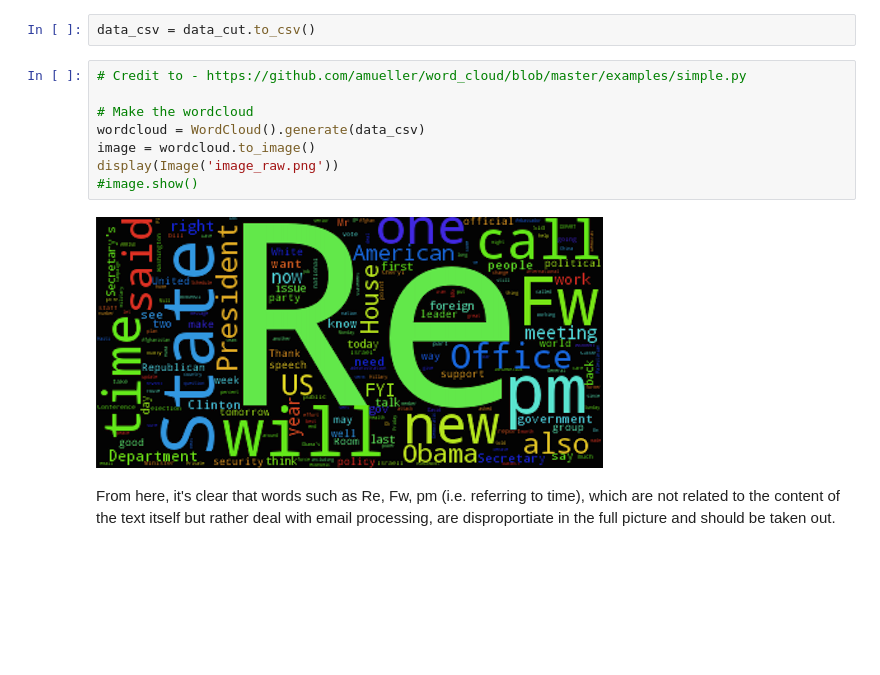
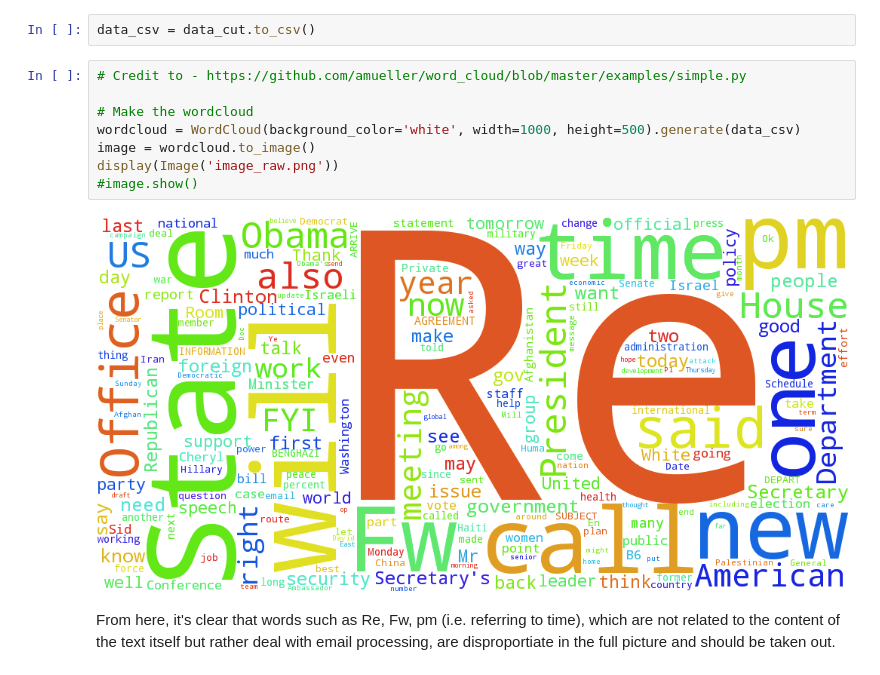
Before and after one commit to Merinorus/adaisawesome, a Jupyter notebook: Homework/05 - Taming Text/HW05_awesometeam_Q1.ipynb, the cells around one changed output. Saved outputs shown, nothing was run; the diff lists cells and outputs as text; blank space fills up the shorter version.

```diff
--- a/Homework/05 - Taming Text/HW05_awesometeam_Q1.ipynb
+++ b/Homework/05 - Taming Text/HW05_awesometeam_Q1.ipynb
@@ -59,13 +59,13 @@ data_csv = data_cut.to_csv()
 # %%
 # Credit to - https://github.com/amueller/word_cloud/blob/master/examples/simple.py
 
 # Make the wordcloud
-wordcloud = WordCloud().generate(data_csv)
+wordcloud = WordCloud(background_color='white', width=1000, height=500).generate(data_csv)
 image = wordcloud.to_image()
 display(Image('image_raw.png'))
 #image.show()
 # %% [output]
-[figure, old version]
+[figure, new version]
 # %% [markdown]
 From here, it's clear that words such as Re, Fw, pm (i.e. referring to time), which are not related to the content of the text itself but rather deal with email processing, are disproportiate in the full picture and should be taken out.
 # %% [markdown]
```
Also changed, not shown: parts of 22 cells of this notebook, 2 other files.
